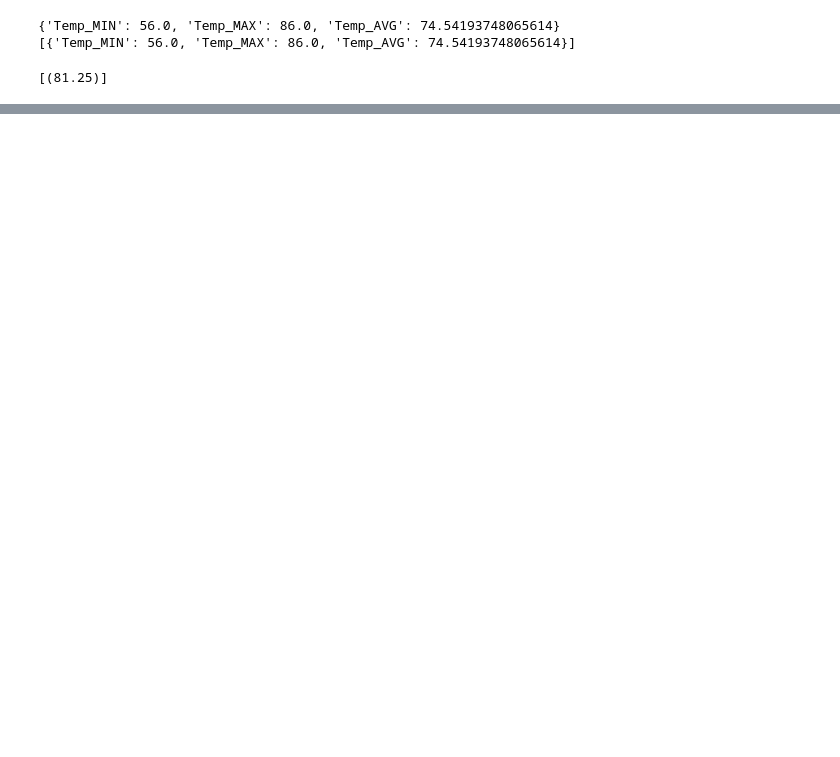
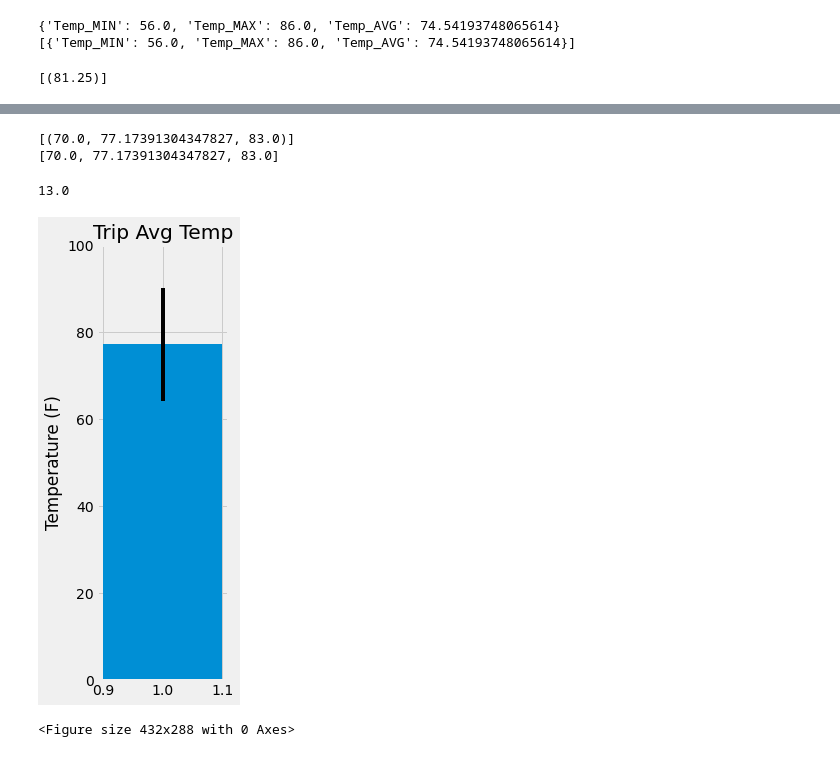
Before and after one commit to jump8621/sqlalchemy_climate_analysis, a Jupyter notebook: climate_starter.ipynb, the cells around one changed output, grey strips where cells are left out. Drawn from its saved outputs; the diff is of its cells as text; code cells hidden in the pictures; blank space fills up the shorter version.

```diff
--- a/climate_starter.ipynb
+++ b/climate_starter.ipynb
@@ -388,3 +439,17 @@ print(calc_temps('2012-02-28', '2012-03-05'))
 # %%
 # Use your previous function `calc_temps` to calculate the tmin, tavg, and tmax
 # for your trip using the previous year's data for those same dates.
+def calc_temps(start_date, end_date):
+
+    return session.query(func.min(Measurement.tobs), func.avg(Measurement.tobs), func.max(Measurement.tobs)).\
+        filter(Measurement.date >= start_date).filter(Measurement.date <= end_date).all()
+
+print(calc_temps('2016-09-10', '2016-09-20'))
+trip = calc_temps('2016-09-10', '2016-09-20')
+# print(trip.index("77.17391304347827"))
+trip2 = list(np.ravel(trip))
+# print(trip2.index("77.17391304347827"))
+print(trip2)
+# %% [output]
+[(70.0, 77.17391304347827, 83.0)]
+[70.0, 77.17391304347827, 83.0]
@@ -398,0 +456,36 @@ print(calc_temps('2012-02-28', '2012-03-05'))
+# %%
+# Plot the results from your previous query as a bar chart.
+# Use "Trip Avg Temp" as your Title
+# Use the average temperature for the y value
+# Use the peak-to-peak (tmax-tmin) value as the y error bar (yerr)
+
+yerr = trip[0][2] - trip[0][0]
+print(yerr)
+x=1
+y= trip[0][1]
+plt.figure(figsize=(3, 7))
+
+
+plt.bar(x, y, yerr=yerr, width=0.2, align='center')
+plt.title('Trip Avg Temp')
+plt.ylim([0,100])
+plt.ylabel('Temperature (F)')
+plt.tight_layout()
+plt.show()
+plt.savefig('Trip_Avg_Temp.png')
+# fig,ax=plt.subplots(figsize=plt.figaspect(2.))
+
+# x=1
+# y=trip[0][1]
+
+# bar=ax.bar(x, y, yerr=yerr, alpha=0.5, color='pink', align='center')
+# ax.set(xticks=range(x), xticklabels="", title='Trip Avg Temp')
+# ax.set_ylabel("Temperature (F)")
+
+# ax.margins(.2,.2)
+# fig.tight_layout()
+# fig.show()
+# %% [output]
+13.0
+[figure, added]
+<Figure size 432x288 with 0 Axes>
```
Also changed, not shown: parts of 13 cells of this notebook, 2 other files.
